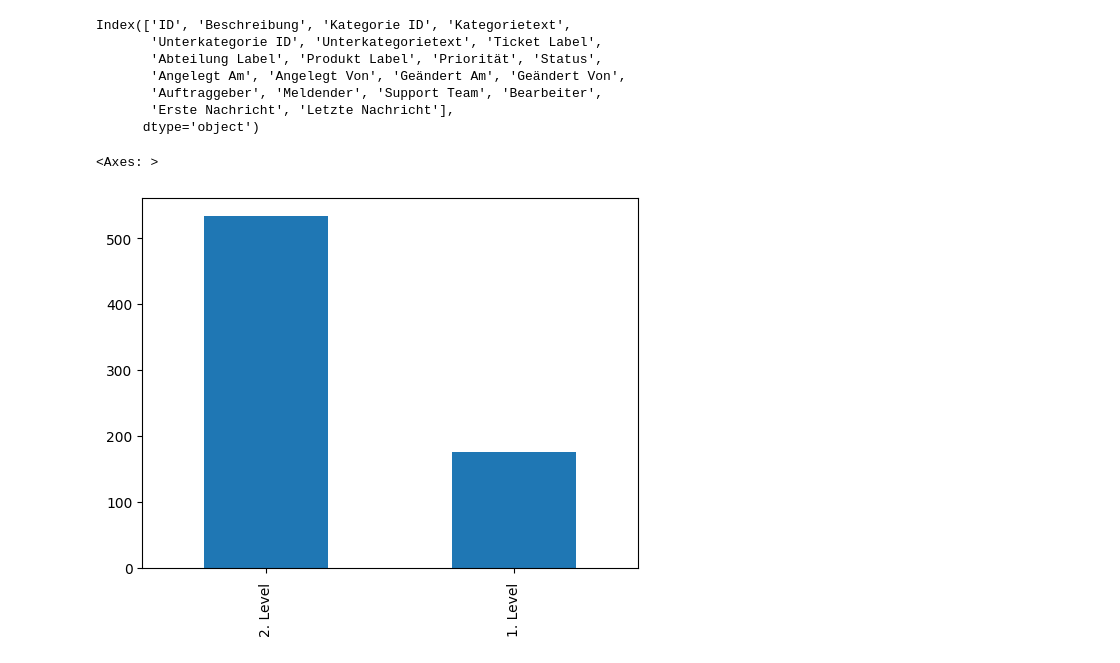
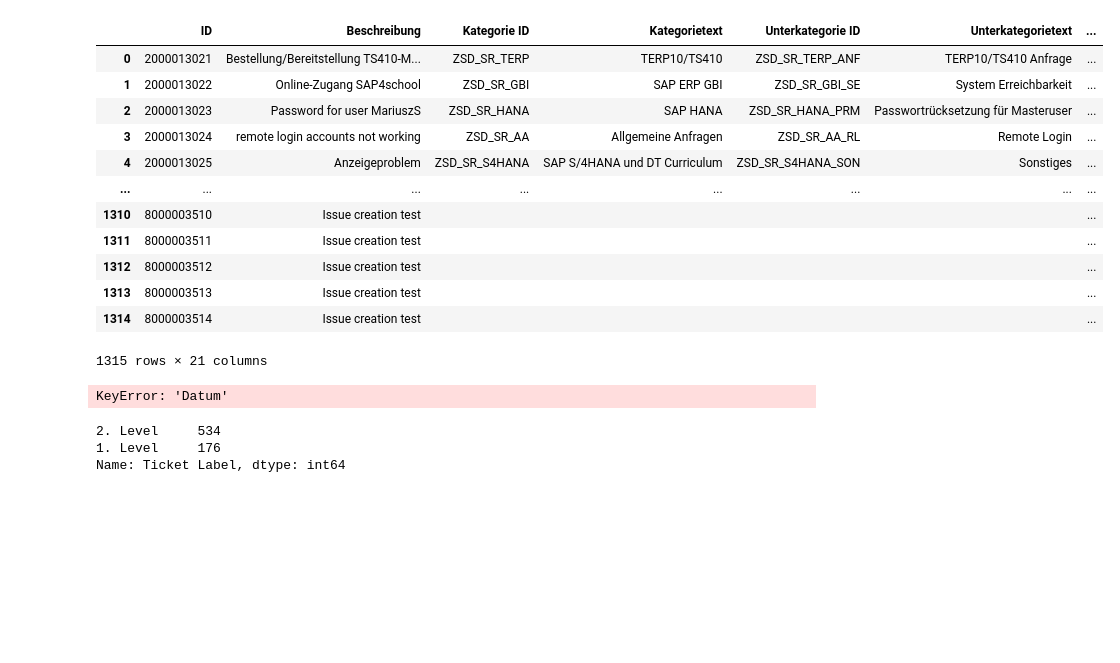
Before and after one commit to TheEliasBe/TicketClassification, a Jupyter notebook: notebooks/ticket_stats.ipynb, the cells around one changed output. Drawn from its saved outputs; the diff is of its cells as text; code cells hidden in the pictures; blank space fills up the shorter version.

```diff
--- a/notebooks/ticket_stats.ipynb
+++ b/notebooks/ticket_stats.ipynb
@@ -1,23 +1,48 @@
 # %%
 import pandas as pd
 import numpy as np
+import tikzplotlib
 df = pd.read_csv("../data/01_raw/2022/tickets.csv")
-df.columns
+df
 # %% [output]
+|  | ID | Beschreibung | Kategorie ID | Kategorietext | Unterkategorie ID | Unterkategorietext | ... |
+| 0 | 2000013021 | Bestellung/Bereitstellung TS410-M... | ZSD_SR_TERP | TERP10/TS410 | ZSD_SR_TERP_ANF | TERP10/TS410 Anfrage | ... |
+| 1 | 2000013022 | Online-Zugang SAP4school | ZSD_SR_GBI | SAP ERP GBI | ZSD_SR_GBI_SE | System Erreichbarkeit | ... |
+| 2 | 2000013023 | Password for user MariuszS | ZSD_SR_HANA | SAP HANA | ZSD_SR_HANA_PRM | Passwortrücksetzung für Masteruser | ... |
+| 3 | 2000013024 | remote login accounts not working | ZSD_SR_AA | Allgemeine Anfragen | ZSD_SR_AA_RL | Remote Login | ... |
+| 4 | 2000013025 | Anzeigeproblem | ZSD_SR_S4HANA | SAP S/4HANA und DT Curriculum | ZSD_SR_S4HANA_SON | Sonstiges | ... |
+| ... | ... | ... | ... | ... | ... | ... | ... |
+| 1310 | 8000003510 | Issue creation test |  |  |  |  | ... |
+| 1311 | 8000003511 | Issue creation test |  |  |  |  | ... |
+| 1312 | 8000003512 | Issue creation test |  |  |  |  | ... |
+| 1313 | 8000003513 | Issue creation test |  |  |  |  | ... |
+| 1314 | 8000003514 | Issue creation test |  |  |  |  | ... |
-Index(['ID', 'Beschreibung', 'Kategorie ID', 'Kategorietext',
-       'Unterkategorie ID', 'Unterkategorietext', 'Ticket Label',
-       'Abteilung Label', 'Produkt Label', 'Priorität', 'Status',
-       'Angelegt Am', 'Angelegt Von', 'Geändert Am', 'Geändert Von',
-       'Auftraggeber', 'Meldender', 'Support Team', 'Bearbeiter',
-       'Erste Nachricht', 'Letzte Nachricht'],
-      dtype='object')
+1315 rows × 21 columns
 # %%
 # remove blank space values
 df = df.replace(r'^\s*$', np.nan, regex=True)
 df.dropna(inplace=True, subset=["Ticket Label", "Abteilung Label", "Produkt Label"])
+# %%
+# merge into timestamp
+df["timestamp"] = pd.to_datetime(
+    df["Datum"] + " " + df["Uhrzeit"]
+)
+# filter only tickets with a description
+contents = df[df["Nachrichtentyp"].str.contains("Beschreibung")]
+# filter for initial messages only
+initial_timestamps = contents.groupby("ID")["timestamp"].min()
+initial_messages = pd.DataFrame({"timestamp": initial_timestamps}).reset_index()
+initial_messages = initial_messages.merge(
+    contents, on=["ID", "timestamp"], how="left"
+)
+df = initial_messages
+df
+# %% [output]
+KeyError: 'Datum'
 # %%
-df["Ticket Label"].value_counts().plot.bar()
+df["Ticket Label"].value_counts()
 # %% [output]
-<Axes: >
+2. Level     534
+1. Level     176
+Name: Ticket Label, dtype: int64
-[figure, removed]
 # %%
```
Also changed, not shown: parts of 3 cells of this notebook, 17 other files.
